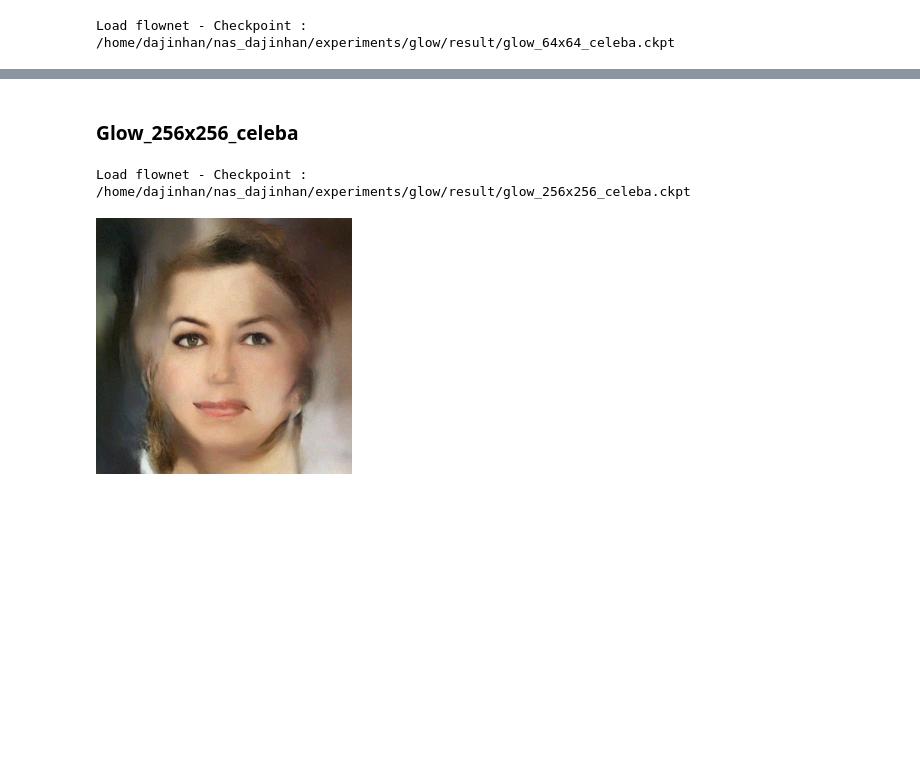
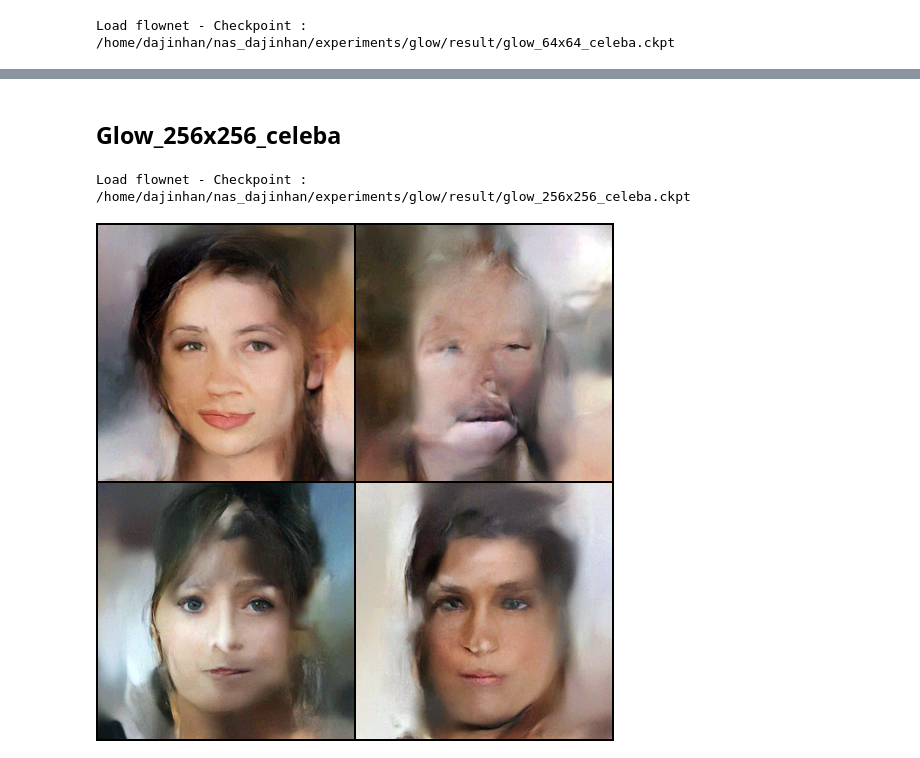
Before and after one commit to dajinstory/glow-pytorch, a Jupyter notebook: src/demo.ipynb, the cells around one changed output, grey strips where cells are left out. Drawn from its saved outputs; the diff is of its cells as text; code cells hidden in the pictures; blank space fills up the shorter version.

```diff
--- a/src/demo.ipynb
+++ b/src/demo.ipynb
@@ -41,18 +42,6 @@ reverse_preprocess = T.Normalize(
     mean=[-m/s for m,s in zip(norm_mean, norm_std)],
     std=[1/s for s in norm_std])
 # %%
-def x_to_z(net, x):
-    x = preprocess(x)
-    conditions = [None] * len(net.blocks)
-    z_final, _, _, z_splits = net.forward(x, conditions)
-    return z_final, z_splits
-
-def z_to_x(net, z_final, z_splits):
-    conditions = [None] * len(self.blocks)
-    x = net.reverse(z_final, conditions, z_splits)
-    x = reverse_preprocess(x)
-    return x
-
 def sample_64(net, n_samples=1, temp=0.7):
     z_final = temp * torch.randn((n_samples,96,4,4)) * net.final_temp
     z_splits = [
@@ -64,6 +53,7 @@ def sample_64(net, n_samples=1, temp=0.7):
     conditions = [None] * len(net.blocks)
     x_sample = net.reverse(z_final, conditions, z_splits)
     x_sample = reverse_preprocess(x_sample)
+    x_sample = torch.clamp(x_sample, 0,1)
     return x_sample
 
 def sample_256(net, n_samples=1, temp=0.7):
@@ -79,4 +69,10 @@ def sample_256(net, n_samples=1, temp=0.7):
     conditions = [None] * len(net.blocks)
     x_sample = net.reverse(z_final, conditions, z_splits)
     x_sample = reverse_preprocess(x_sample)
+    x_sample = torch.clamp(x_sample, 0,1)
     return x_sample
+
+def sample_grid(x, n_row):
+    imgs = [img.cpu() for img in x]
+    grid = make_grid(imgs, n_row)
+    return ttp(grid)
@@ -107,12 +172,13 @@ ttp(x[0])
 # %% [markdown]
-### Glow_256x256_celeba
+## Glow_256x256_celeba
 # %%
 net = load_glow_256x256_celeba()
 # %% [output]
 Load flownet - Checkpoint :  /home/dajinhan/nas_dajinhan/experiments/glow/result/glow_256x256_celeba.ckpt
 # %%
-x = sample_256(net, n_samples=10, temp=0.7)
+x = sample_256(net, n_samples=4, temp=0.7)
 # %%
-ttp(x[0])
+sample_grid(x, 2)
+# ttp(x[0])
 # %% [output]
-[figure, old version]
+[figure, new version]
```
Also changed, not shown: parts of 16 cells of this notebook, 10 other files.
